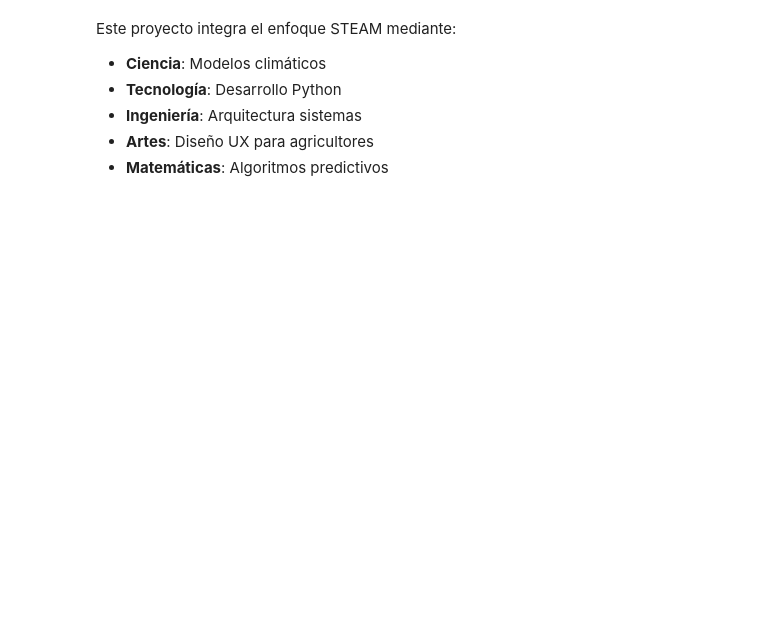
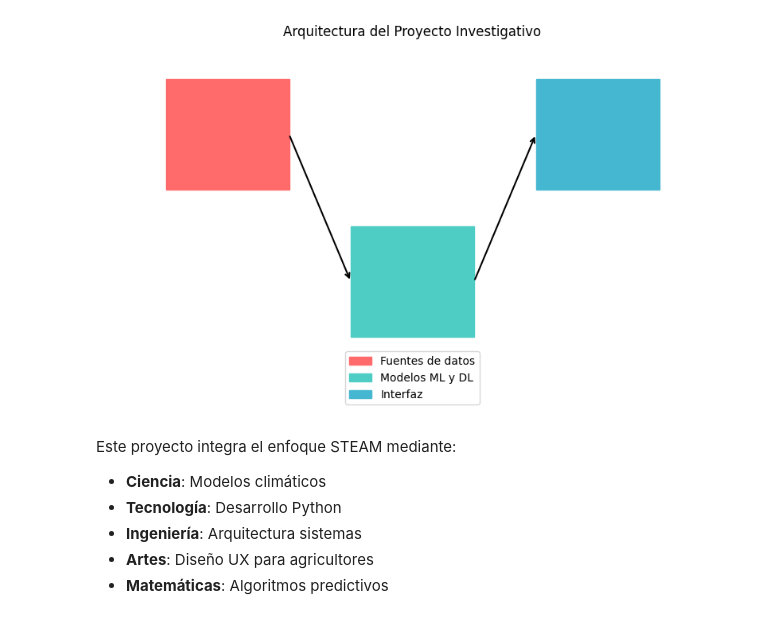
Before and after one commit to marco-canas/linea_invest_didact_math_data, a Jupyter notebook: 1_estrategia_comunicacion/1_regionalizacion_2025/borrador_proyecto.ipynb, the cells around one changed output. Cells and saved outputs as stored; diff of their text form; code cells hidden in the pictures; blank space fills up the shorter version.

```diff
--- a/1_estrategia_comunicacion/1_regionalizacion_2025/borrador_proyecto.ipynb
+++ b/1_estrategia_comunicacion/1_regionalizacion_2025/borrador_proyecto.ipynb
@@ -157,3 +708,35 @@ plt.show()
+# %%
+import matplotlib.pyplot as plt
+from matplotlib.patches import Rectangle
+
+fig, ax = plt.subplots(figsize=(10,6))
+
+# Componentes
+ax.add_patch(Rectangle((0.1,0.6),0.2,0.3,fill=True,color='#FF6B6B',label='Fuentes de datos'))     # (x,y,width,height)
+ax.add_patch(Rectangle((0.4,0.2),0.2,0.3,fill=True,color='#4ECDC4',label='Modelos ML y DL'))
+ax.add_patch(Rectangle((0.7,0.6),0.2,0.3,fill=True,color='#45B7D1',label='Interfaz'))
+
+# Flecha desde "Fuentes de datos" hacia "Modelos ML y DL"
+# Desde el centro derecho de "Fuentes de datos" (0.3, 0.75) hacia el centro izquierdo de "Modelos ML y DL" (0.4, 0.35)
+ax.annotate("",
+            xy=(0.4, 0.35), xycoords='data',
+            xytext=(0.3, 0.75), textcoords='data',
+            arrowprops=dict(arrowstyle="->", color='k', lw=1.5))
+
+# Flecha desde "Modelos ML y DL" hacia "Interfaz"
+# Desde el centro derecho de "Modelos ML y DL" (0.6, 0.35) hacia el centro izquierdo de "Interfaz" (0.7, 0.75)
+ax.annotate("",
+            xy=(0.7, 0.75), xycoords='data',
+            xytext=(0.6, 0.35), textcoords='data',
+            arrowprops=dict(arrowstyle="->", color='k', lw=1.5))
+
+plt.title("Arquitectura del Proyecto Investigativo")
+plt.legend(loc='lower center')
+plt.axis('off')
+plt.savefig(r'C:\Users\marco\Downloads\arquitectura_proyecto_invest.png')
+plt.show()
+# %% [output]
+[figure, added]
 # %% [markdown]
 
 
```
Also changed, not shown: parts of 63 cells of this notebook, 4 other files.
